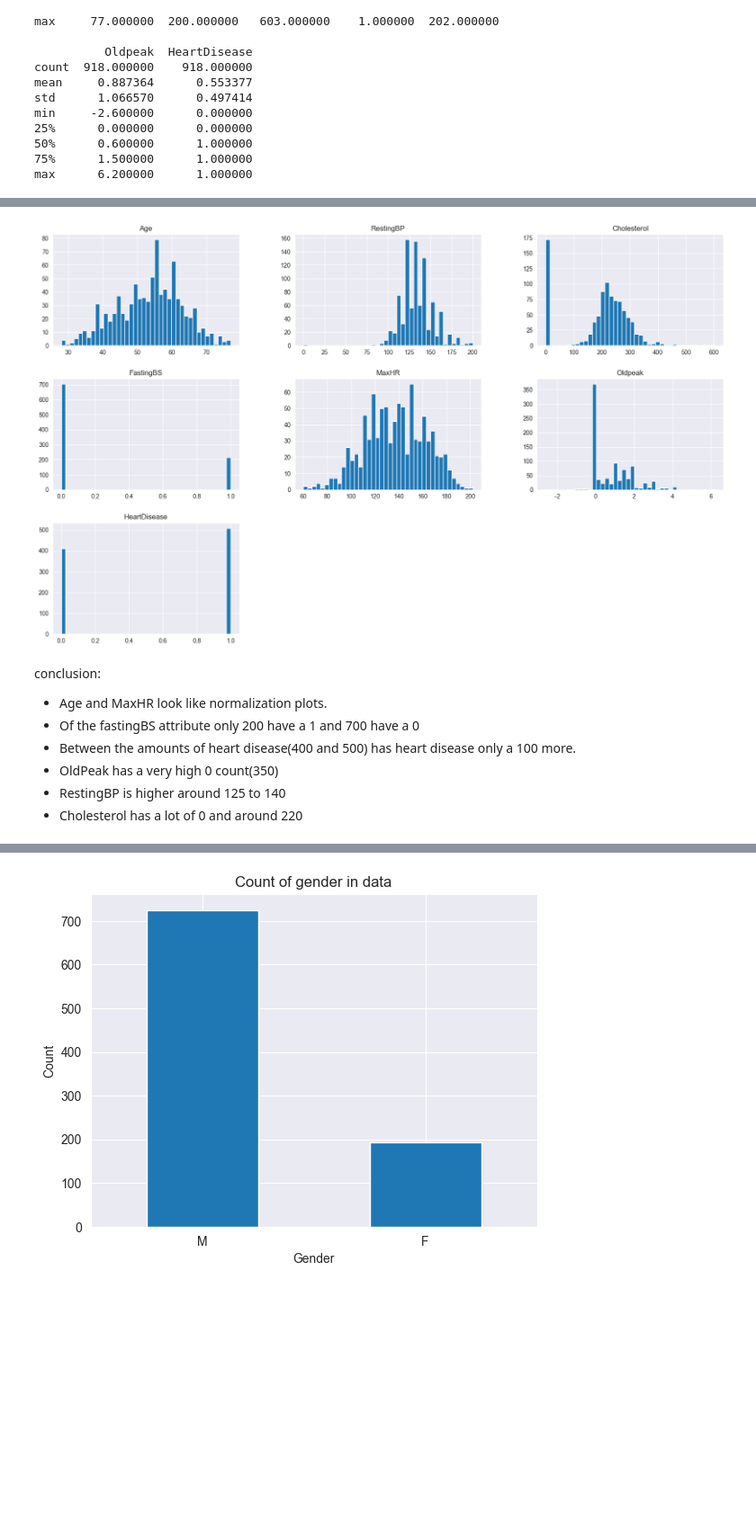
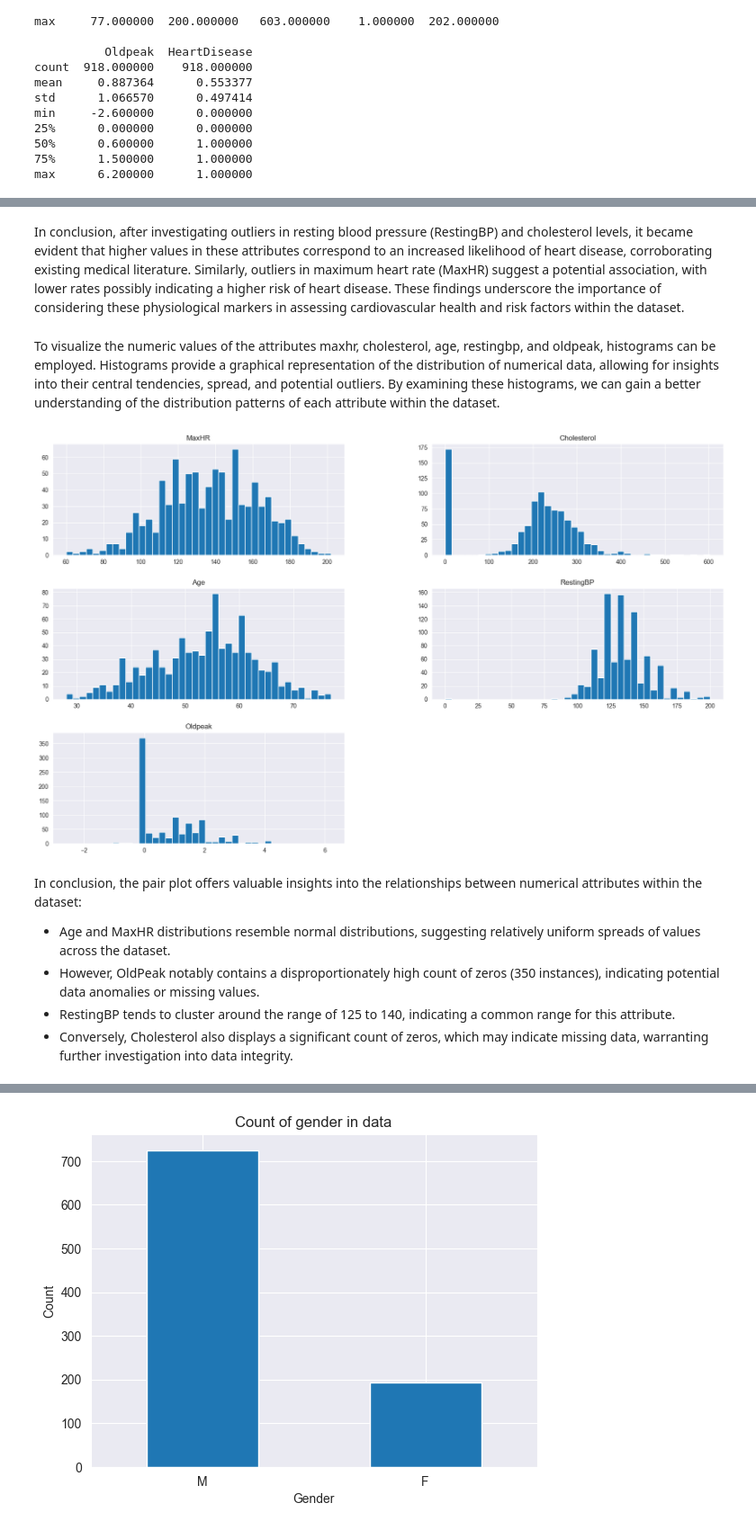
Before and after one commit to Alphina18/heart_disease_pred, a Jupyter notebook: EDA_hdp.ipynb, the cells around one changed output, grey strips where cells are left out. Shown at 90% size. Saved outputs shown, nothing was run; the diff lists cells and outputs as text; code cells hidden in the pictures; blank space fills up the shorter version.

```diff
--- a/EDA_hdp.ipynb
+++ b/EDA_hdp.ipynb
@@ -202,0 +242,6 @@ axs.set_title("Boxplot distributions");
+# %%
+attributes_high = ["MaxHR", "Cholesterol", "Age", "RestingBP"]
+filtered_df_high = df[attributes_high]
+axs = filtered_df_high.boxplot(grid=False, vert=False, figsize=(12, 8))
+axs.set_title("Boxplot distributions")
+plt.show()
@@ -203,12 +250,18 @@ axs.set_title("Boxplot distributions");
+# %% [markdown]
+In conclusion, after investigating outliers in resting blood pressure (RestingBP) and cholesterol levels, it became evident that higher values in these attributes correspond to an increased likelihood of heart disease, corroborating existing medical literature. Similarly, outliers in maximum heart rate (MaxHR) suggest a potential association, with lower rates possibly indicating a higher risk of heart disease. These findings underscore the importance of considering these physiological markers in assessing cardiovascular health and risk factors within the dataset.
+# %% [markdown]
+To visualize the numeric values of the attributes maxhr, cholesterol, age, restingbp, and oldpeak, histograms can be employed. Histograms provide a graphical representation of the distribution of numerical data, allowing for insights into their central tendencies, spread, and potential outliers. By examining these histograms, we can gain a better understanding of the distribution patterns of each attribute within the dataset.
 # %%
-axs = df.hist(bins=40, figsize=(20, 12))
+if "Oldpeak" not in attributes_high:
+    attributes_high.append("Oldpeak")
+df_x = df[attributes_high]
+df_x.hist(bins=40, figsize=(20, 12))
+plt.show()
 # %% [output]
-[figure, old version]
+[figure, new version]
 # %% [markdown]
-conclusion:
-- Age and MaxHR look like normalization plots.
-- Of the fastingBS attribute only 200 have a 1 and 700 have a 0
-- Between the amounts of heart disease(400 and 500) has heart disease only a 100 more.
-- OldPeak has a very high 0 count(350)
-- RestingBP is higher around 125 to 140
-- Cholesterol has a lot of 0 and around 220
+In conclusion, the pair plot offers valuable insights into the relationships between numerical attributes within the dataset:
+* Age and MaxHR distributions resemble normal distributions, suggesting relatively uniform spreads of values across the dataset.
+* However, OldPeak notably contains a disproportionately high count of zeros (350 instances), indicating potential data anomalies or missing values.
+* RestingBP tends to cluster around the range of 125 to 140, indicating a common range for this attribute.
+* Conversely, Cholesterol also displays a significant count of zeros, which may indicate missing data, warranting further investigation into data integrity.
```
Also changed, not shown: parts of 79 cells of this notebook.
